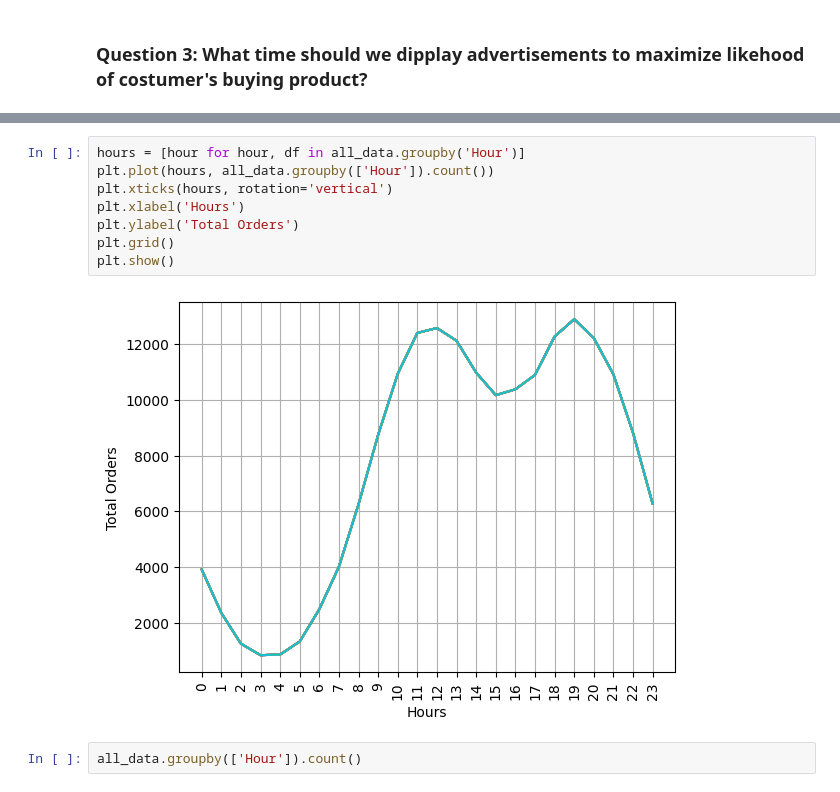
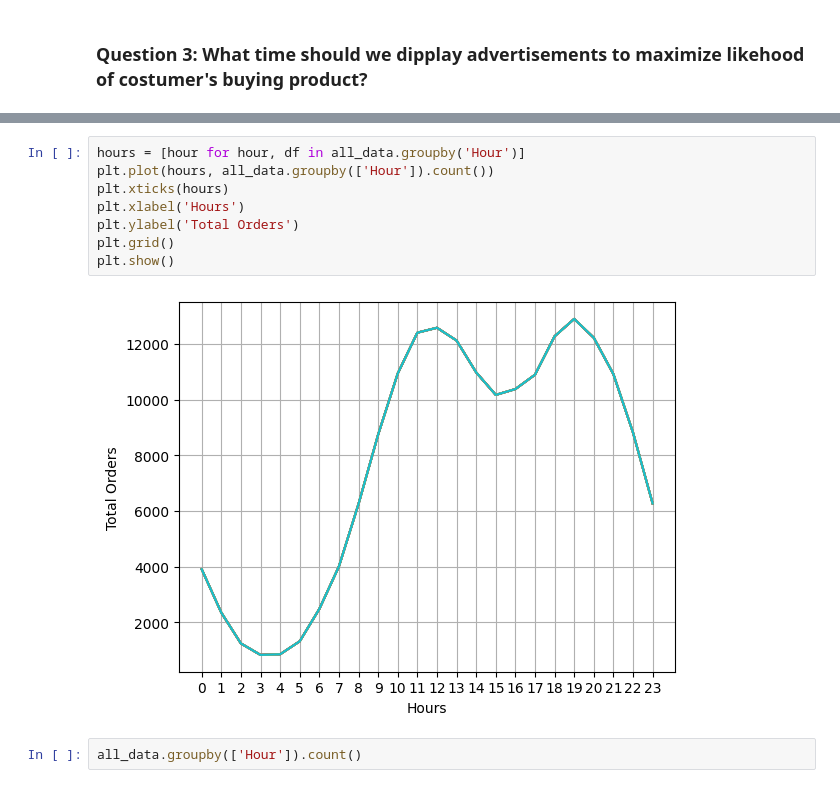
Before and after one commit to sfherreras/Data_Science_Training, a Jupyter notebook: Code/Analysis.ipynb, the cells around one changed output, grey strips where cells are left out. Drawn from its saved outputs; the diff is of its cells as text.

```diff
--- a/Code/Analysis.ipynb
+++ b/Code/Analysis.ipynb
@@ -222,13 +220,13 @@ all_data.head()
 # %%
 hours = [hour for hour, df in all_data.groupby('Hour')]
 plt.plot(hours, all_data.groupby(['Hour']).count())
-plt.xticks(hours, rotation='vertical')
+plt.xticks(hours)
 plt.xlabel('Hours')
 plt.ylabel('Total Orders')
 plt.grid()
 plt.show()
 # %% [output]
-[figure, old version]
+[figure, new version]
 # %%
 all_data.groupby(['Hour']).count()
 # %% [output]
```
Also changed, not shown: parts of 1 cell of this notebook, 1 other file.
